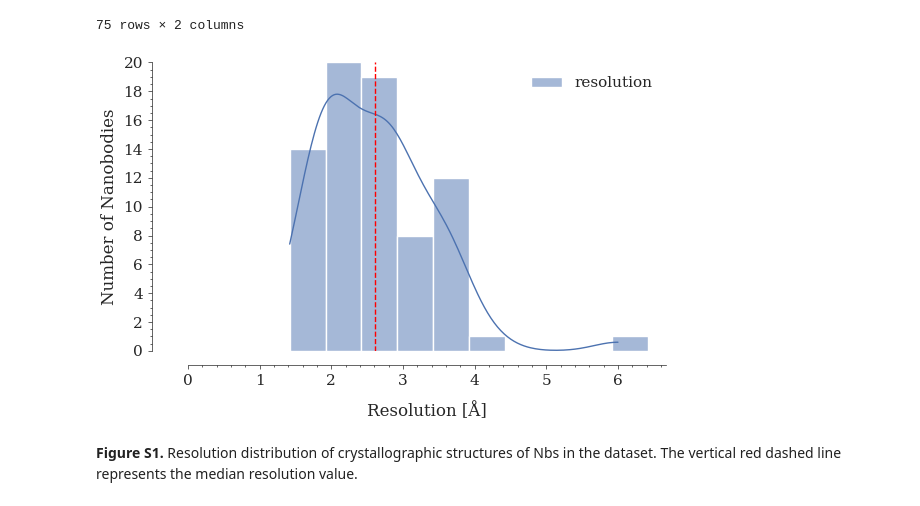
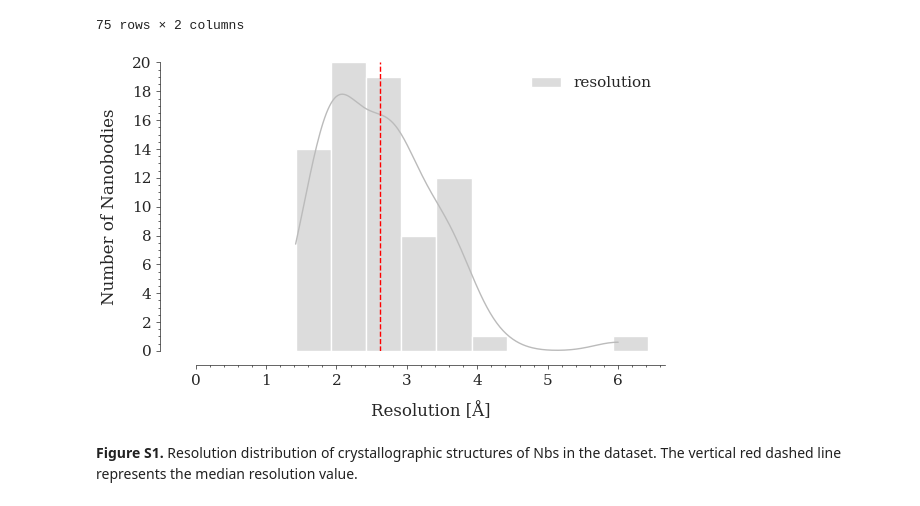
Before and after one commit to Valdes-Tresanco-MS/NbModelingBenchmark, a Jupyter notebook: BenchmarkResultsFigures.ipynb, the cells around one changed output. Drawn from its saved outputs; the diff is of its cells as text; code cells hidden in the pictures.

Commit message:
updating figures folder

```diff
--- a/BenchmarkResultsFigures.ipynb
+++ b/BenchmarkResultsFigures.ipynb
@@ -147,36 +153,36 @@ resolution
 # %%
 from matplotlib.ticker import MaxNLocator
 
 fig = plt.figure(figsize=(6, 4))
 
 ax = sns.histplot(resolution, kde=True,
-                  color='#BBBBBB', binwidth=0.5)
+                  palette=['#BBBBBB'], binwidth=0.5)
 
 ax.axvline(resolution['resolution'].mean(), color='red', ls='--')
 
 # set axes labels
-ax.set_ylabel("Number of Nanobodies")
+ax.set_ylabel("Number of Nanobodies", labelpad=10)
 ax.set_xlabel('Resolution [Å]', labelpad=10)
 
 # set new positions for axes
 ax.spines['left'].set_position(('data', -0.5))
 ax.spines['bottom'].set_position(('data', -1))
 
 # despine top and right
 sns.despine(top=True, right=True)
 
 # set new limits on axes
 ax.set_ylim(0, 20)
 ax.set_xlim(0)
 
 ax.yaxis.set_major_locator(MaxNLocator(integer=True))
 
 plt.tight_layout()
 
 plt.savefig('figures/figureS1.png', dpi=300, format='png', facecolor='white', edgecolor=None)
 plt.savefig('figures/figureS1.svg', dpi=300, format='svg', facecolor='white', edgecolor=None)
 # %% [output]
-[figure, old version]
+[figure, new version]
 # %% [markdown]
 **Figure S1.** Resolution distribution of crystallographic structures of Nbs in the dataset. The vertical red dashed line represents the median resolution value.
 # %% [markdown]
```
Also changed, not shown: parts of 39 cells of this notebook, 33 other files.
